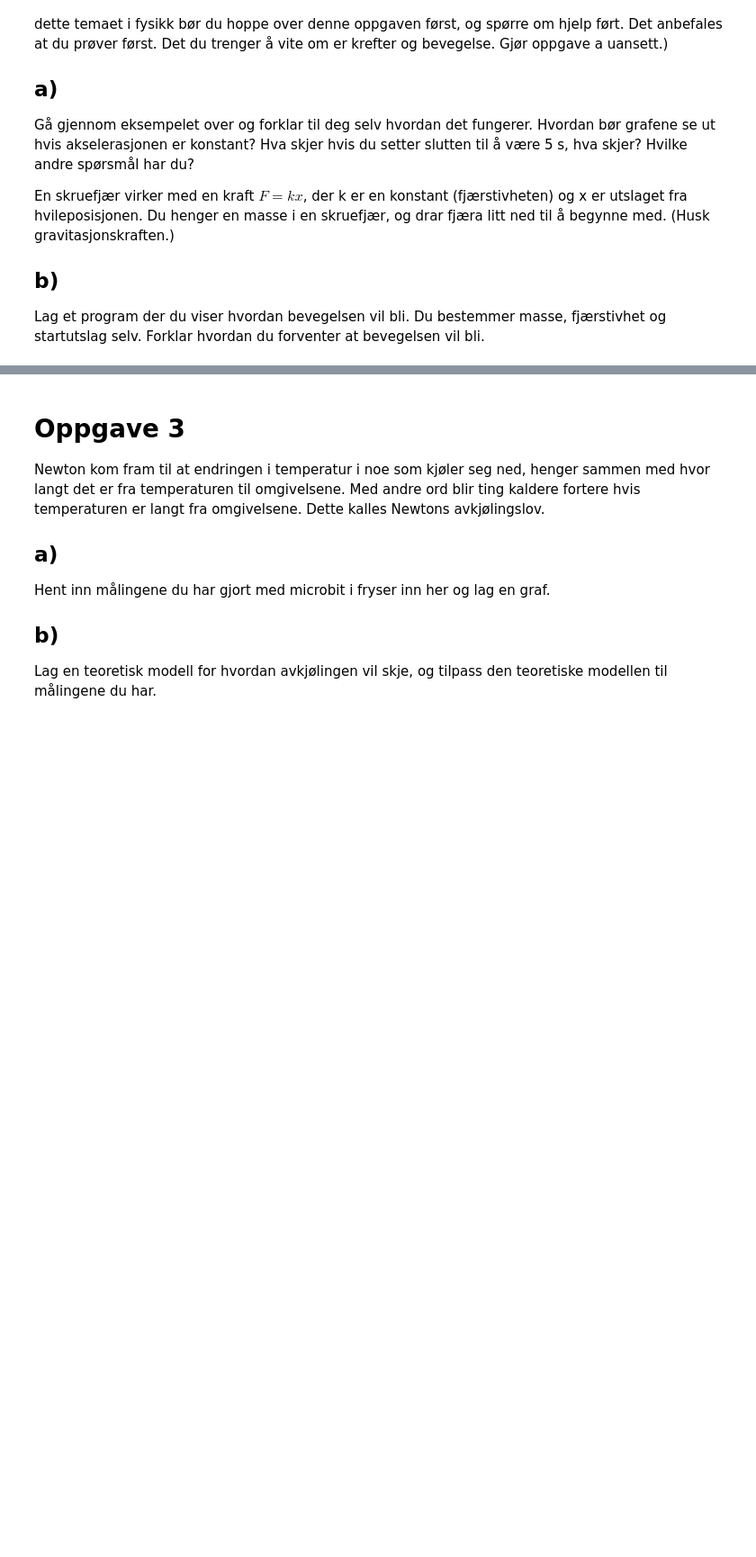
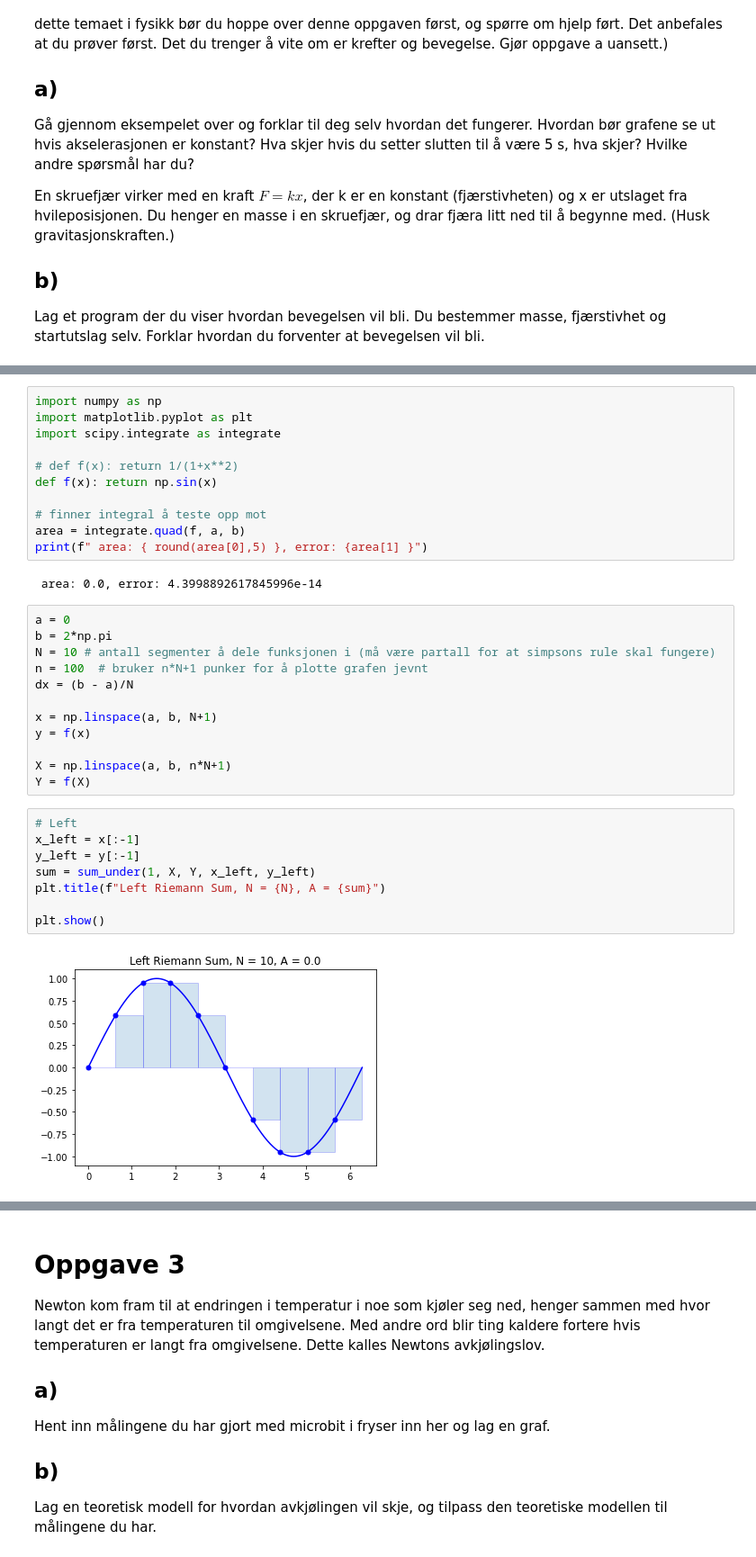
Before and after one commit to Frederik353/Programering-og-Modelering-X, a Jupyter notebook: øving 7/Øving 7.ipynb, the cells around one changed output, grey strips where cells are left out. Shown: that part at 90% size. Drawn from its saved outputs; the diff is of its cells as text; blank space fills up the shorter version.

```diff
--- a/øving 7/Øving 7.ipynb
+++ b/øving 7/Øving 7.ipynb
@@ -174,2 +352,37 @@ Lag en forklaring på hvordan du har tenkt å finne arealet.
 ## b)
 Lag et program som finner arealet under forskjellige funksjoner. Finn arealet under minst 5 forskjellige funksjoner i tillegg til $f(x) = x$, $g(x) = e^x$ og $h(x) = \ln(x)$. Velg grensene selv (a og b i figuren).
+# %%
+import numpy as np
+import matplotlib.pyplot as plt
+import scipy.integrate as integrate
+
+# def f(x): return 1/(1+x**2)
+def f(x): return np.sin(x)
+
+# finner integral å teste opp mot
+area = integrate.quad(f, a, b)
+print(f" area: { round(area[0],5) }, error: {area[1] }")
+# %% [output]
+ area: 0.0, error: 4.3998892617845996e-14
+# %%
+a = 0
+b = 2*np.pi
+N = 10 # antall segmenter å dele funksjonen i (må være partall for at simpsons rule skal fungere)
+n = 100  # bruker n*N+1 punker for å plotte grafen jevnt
+dx = (b - a)/N
+
+x = np.linspace(a, b, N+1)
+y = f(x)
+
+X = np.linspace(a, b, n*N+1)
+Y = f(X)
+# %%
+# Left
+x_left = x[:-1]
+y_left = y[:-1]
+sum = sum_under(1, X, Y, x_left, y_left)
+plt.title(f"Left Riemann Sum, N = {N}, A = {sum}")
+
+plt.show()
+# %% [output]
+[figure, added]
```
Also changed, not shown: parts of 6 cells of this notebook, 6 other files.
